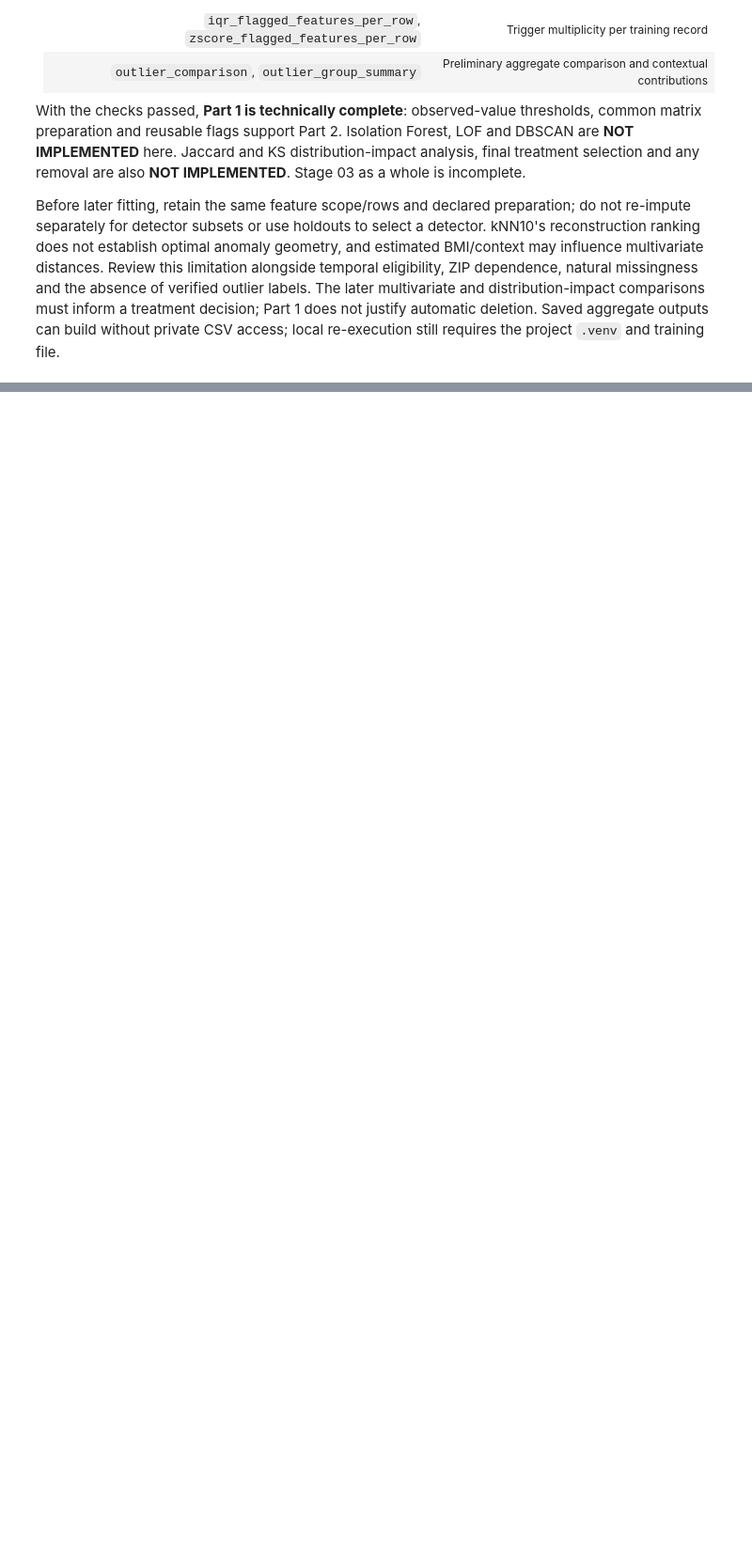
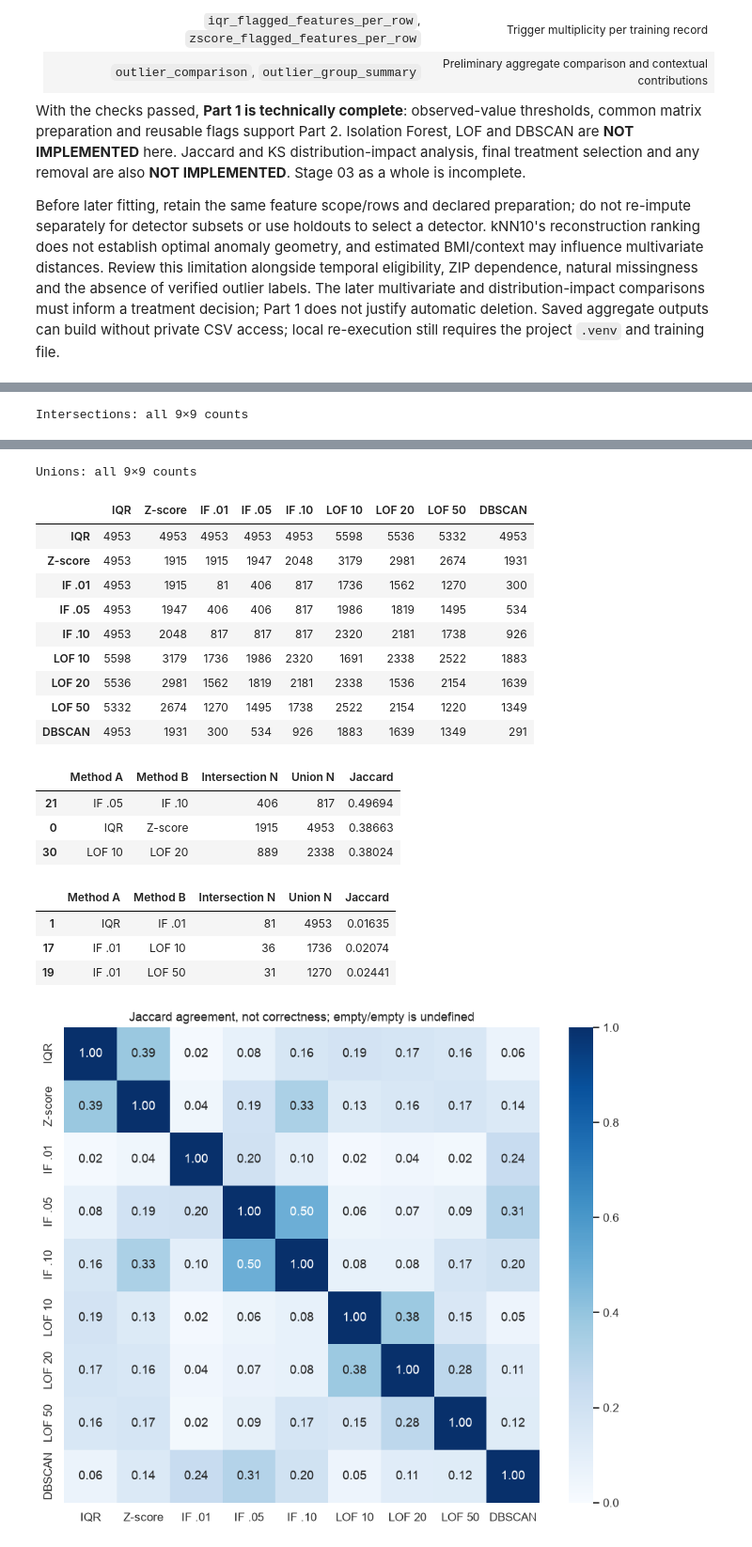
Before and after one commit to hungstupid/data-mining-preprocessing, a Jupyter notebook: book/tabular/02_preprocessing.ipynb, the cells around one changed output, grey strips where cells are left out. Shown at 94% size. Saved outputs shown, nothing was run; the diff lists cells and outputs as text; code cells hidden in the pictures; blank space fills up the shorter version.

```diff
--- a/book/tabular/02_preprocessing.ipynb
+++ b/book/tabular/02_preprocessing.ipynb
@@ -1891,0 +2252,31 @@ access; local re-execution still requires the project `.venv` and training file.
+# %%
+def jaccard_matrices(flag_frame):
+    """Aligned Boolean frame -> Jaccard, intersection and union matrices; empty/empty is NaN."""
+    if not flag_frame.index.is_unique or flag_frame.isna().any().any() or not flag_frame.dtypes.eq(bool).all():
+        raise ValueError("Need unique row identities and nonmissing Boolean flags")
+    binary=flag_frame.to_numpy(dtype=np.int64)
+    intersection=binary.T@binary
+    sizes=binary.sum(axis=0);union=sizes[:,None]+sizes[None,:]-intersection
+    similarity=np.divide(intersection,union,out=np.full(union.shape,np.nan,dtype=float),where=union>0)
+    names=flag_frame.columns
+    return (pd.DataFrame(similarity,index=names,columns=names),pd.DataFrame(intersection,index=names,columns=names),
+            pd.DataFrame(union,index=names,columns=names))
+
+stage03_jaccard,stage03_intersections,stage03_unions=jaccard_matrices(all_outlier_flags)
+stage03_pair_rows=[]
+for i,left in enumerate(STAGE03_ORDER):
+    for right in STAGE03_ORDER[i+1:]:
+        stage03_pair_rows.append({"Method A":left,"Method B":right,"Intersection N":int(stage03_intersections.loc[left,right]),
+            "Union N":int(stage03_unions.loc[left,right]),"Jaccard":stage03_jaccard.loc[left,right]})
+stage03_pairs=pd.DataFrame(stage03_pair_rows)
+display(stage03_jaccard.style.format("{:.3f}",na_rep="undefined"))
+for label,matrix in [("Intersections: all 9×9 counts",stage03_intersections),("Unions: all 9×9 counts",stage03_unions)]:
+    display(HTML('<details><summary>'+label+'</summary><div style="overflow:auto">'+matrix.to_html()+'</div></details>'))
+stage03_highest_pairs=stage03_pairs.dropna(subset=["Jaccard"]).sort_values("Jaccard",ascending=False,kind="stable").head(3)
+stage03_lowest_pairs=stage03_pairs.dropna(subset=["Jaccard"]).sort_values("Jaccard",kind="stable").head(3)
+display(stage03_highest_pairs.round(5));display(stage03_lowest_pairs.round(5))
+fig,ax=plt.subplots(figsize=(8.5,7))
+sns.heatmap(stage03_jaccard,annot=True,fmt=".2f",vmin=0,vmax=1,cmap="Blues",mask=stage03_jaccard.isna(),square=True,ax=ax)
+ax.set(title="Jaccard agreement, not correctness; empty/empty is undefined")
+plt.tight_layout();plt.show()
+# %% [output]
@@ -1891,0 +2293 @@ access; local re-execution still requires the project `.venv` and training file.
+Intersections: all 9×9 counts
@@ -1891,0 +2304,20 @@ access; local re-execution still requires the project `.venv` and training file.
+Unions: all 9×9 counts
+|  | IQR | Z-score | IF .01 | IF .05 | IF .10 | LOF 10 | LOF 20 | LOF 50 | DBSCAN |
+| IQR | 4953 | 4953 | 4953 | 4953 | 4953 | 5598 | 5536 | 5332 | 4953 |
+| Z-score | 4953 | 1915 | 1915 | 1947 | 2048 | 3179 | 2981 | 2674 | 1931 |
+| IF .01 | 4953 | 1915 | 81 | 406 | 817 | 1736 | 1562 | 1270 | 300 |
+| IF .05 | 4953 | 1947 | 406 | 406 | 817 | 1986 | 1819 | 1495 | 534 |
+| IF .10 | 4953 | 2048 | 817 | 817 | 817 | 2320 | 2181 | 1738 | 926 |
+| LOF 10 | 5598 | 3179 | 1736 | 1986 | 2320 | 1691 | 2338 | 2522 | 1883 |
+| LOF 20 | 5536 | 2981 | 1562 | 1819 | 2181 | 2338 | 1536 | 2154 | 1639 |
+| LOF 50 | 5332 | 2674 | 1270 | 1495 | 1738 | 2522 | 2154 | 1220 | 1349 |
+| DBSCAN | 4953 | 1931 | 300 | 534 | 926 | 1883 | 1639 | 1349 | 291 |
+|  | Method A | Method B | Intersection N | Union N | Jaccard |
+| 21 | IF .05 | IF .10 | 406 | 817 | 0.49694 |
+| 0 | IQR | Z-score | 1915 | 4953 | 0.38663 |
+| 30 | LOF 10 | LOF 20 | 889 | 2338 | 0.38024 |
+|  | Method A | Method B | Intersection N | Union N | Jaccard |
+| 1 | IQR | IF .01 | 81 | 4953 | 0.01635 |
+| 17 | IF .01 | LOF 10 | 36 | 1736 | 0.02074 |
+| 19 | IF .01 | LOF 50 | 31 | 1270 | 0.02441 |
+[figure, added]
```
Also changed, not shown: parts of 33 cells of this notebook, 4 other files.
